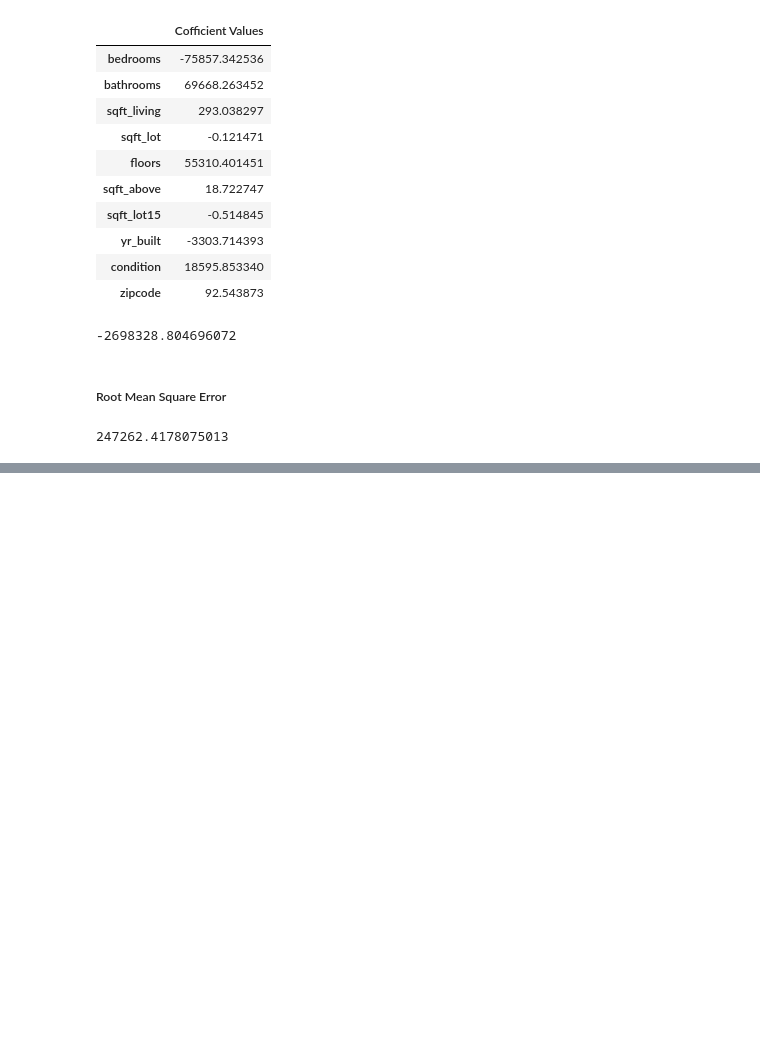
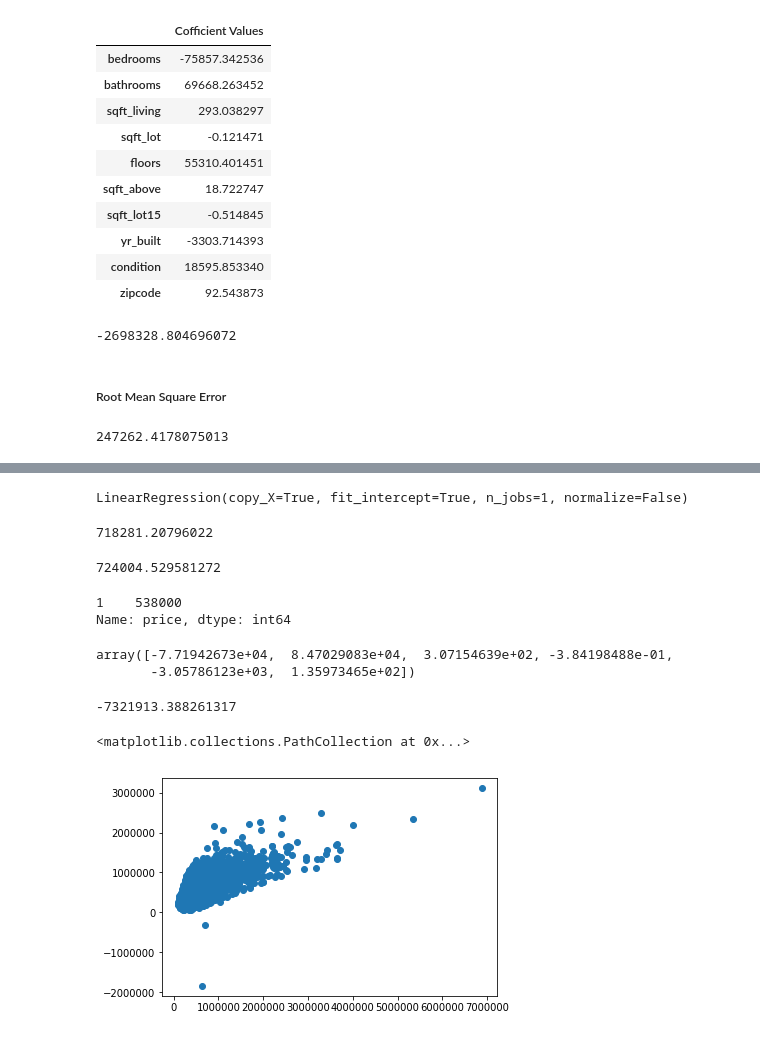
Before and after one commit to hagios2/House-Price-Prediction, a Jupyter notebook: Untitled.ipynb, the cells around one changed output, grey strips where cells are left out. Drawn from its saved outputs; the diff is of its cells as text; code cells hidden in the pictures; blank space fills up the shorter version.

Commit message:
train another model with few features

```diff
--- a/Untitled.ipynb
+++ b/Untitled.ipynb
@@ -241,0 +279,39 @@ pri
+# %%
+#instantiating linear regression model
+model1 = LinearRegression()
+# %%
+#training the model
+model1.fit(X1_train, y1_train)
+# %% [output]
+LinearRegression(copy_X=True, fit_intercept=True, n_jobs=1, normalize=False)
+# %%
+prediction1 = model1.predict(X1_test)
+# %%
+prediction1[1]
+# %% [output]
+718281.20796022
+# %%
+#comparing previos prediction ot new prediction
+prediction[1]
+# %% [output]
+724004.529581272
+# %%
+house1['price']
+# %% [output]
+1    538000
+Name: price, dtype: int64
+# %%
+#get the coef values for this features
+model1.coef_
+# %% [output]
+array([-7.71942673e+04,  8.47029083e+04,  3.07154639e+02, -3.84198488e-01,
+       -3.05786123e+03,  1.35973465e+02])
+# %%
+model1.intercept_
+# %% [output]
+-7321913.388261317
+# %%
+plt.scatter(y1_test, prediction1)
+# %% [output]
+<matplotlib.collections.PathCollection at 0x...>
+[figure, added]
```
Also changed, not shown: parts of 8 cells of this notebook.
